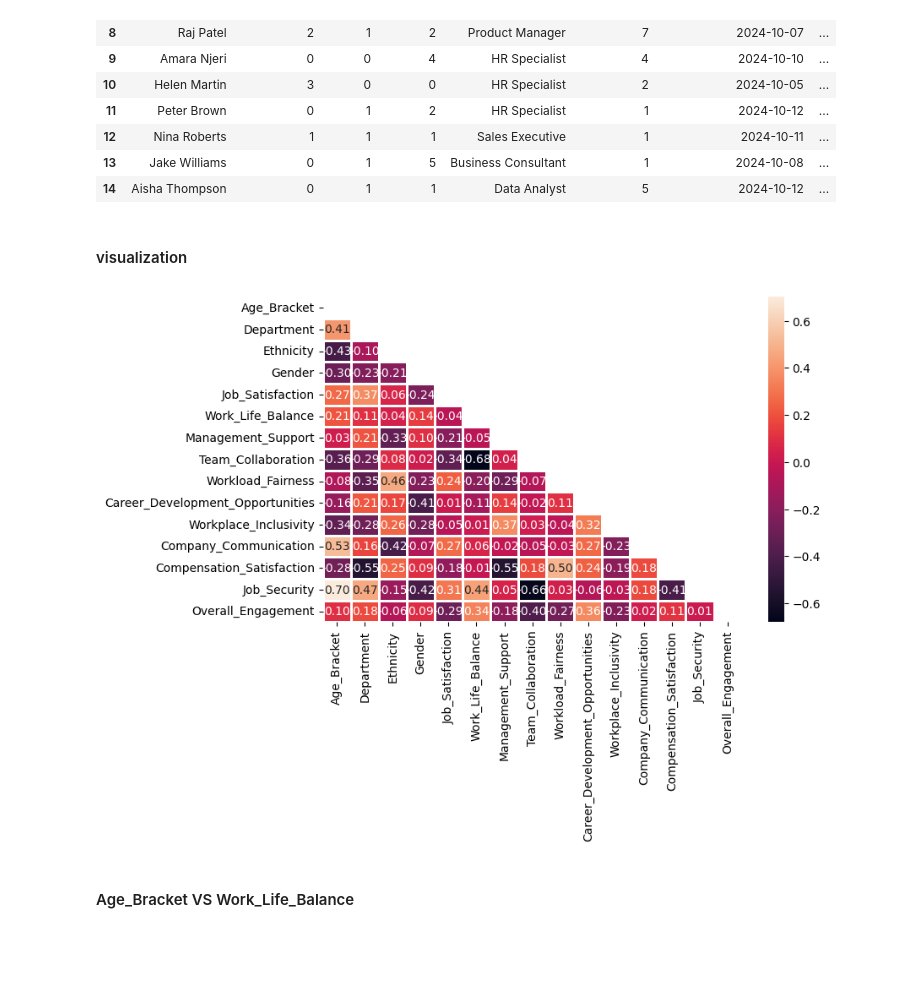
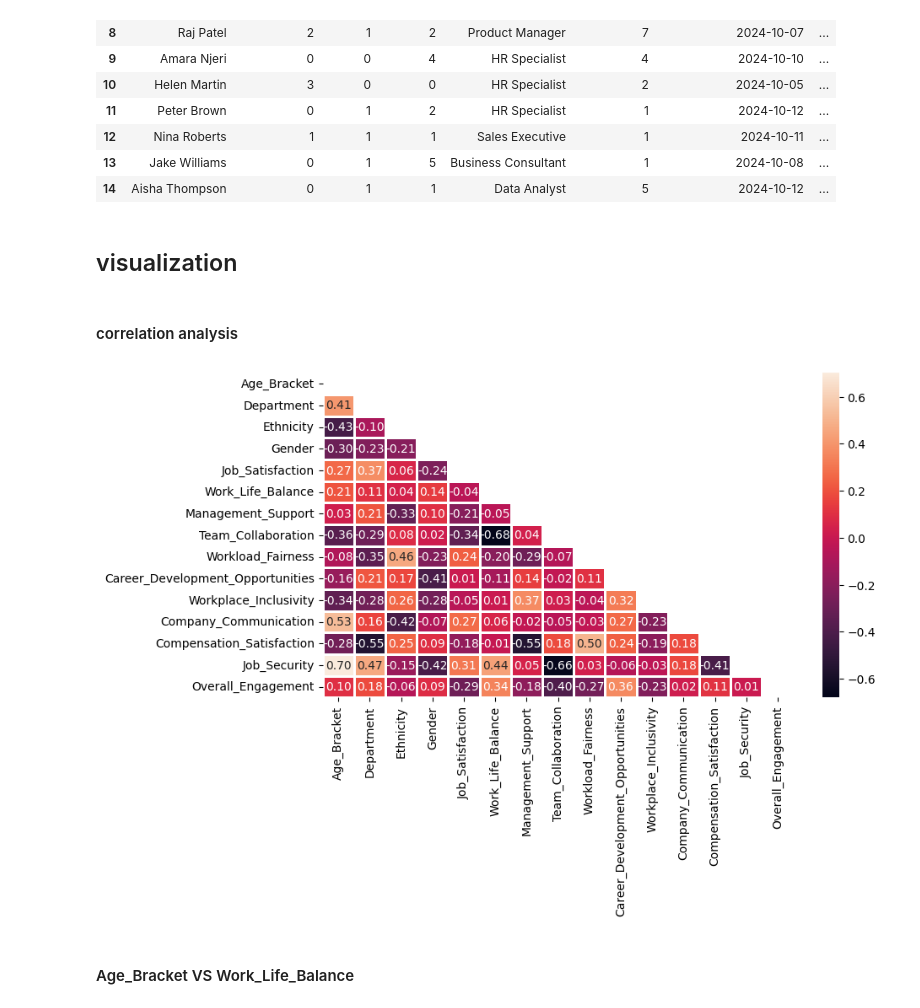
Before and after one commit to akriti-thakur/jupyter-notebook, a Jupyter notebook: Analysing Employee Experience.ipynb, the cells around one changed output. Drawn from its saved outputs; the diff is of its cells as text; code cells hidden in the pictures; blank space fills up the shorter version.

```diff
--- a/Analysing Employee Experience.ipynb
+++ b/Analysing Employee Experience.ipynb
@@ -143,21 +143,23 @@ df
 | 13 | Jake Williams | 0 | 1 | 5 | Business Consultant | 1 | 2024-10-08 | ... |
 | 14 | Aisha Thompson | 0 | 1 | 1 | Data Analyst | 5 | 2024-10-12 | ... |
 # %% [markdown]
-#### visualization
+## visualization
+# %% [markdown]
+#### correlation analysis
 # %%
 cols=['Age_Bracket','Department','Ethnicity','Gender','Job_Satisfaction', 'Work_Life_Balance', 'Management_Support',
      'Team_Collaboration', 'Workload_Fairness', 'Career_Development_Opportunities',
      'Workplace_Inclusivity', 'Company_Communication', 'Compensation_Satisfaction',
      'Job_Security', 'Overall_Engagement']
 
-plt.figure(figsize = (8, 5))
+plt.figure(figsize = (9, 5))
 corr= df[cols].corr()
 mask = np.triu(np.ones_like(corr, dtype = bool))
 
 sns.heatmap(corr, mask = mask, linewidths = 1, annot = True,fmt=".2f")
 plt.show()
 # %% [output]
-[figure, old version]
+[figure, new version]
 # %% [markdown]
 #### Age_Bracket VS Work_Life_Balance
 # %%
```
Also changed, not shown: parts of 5 cells of this notebook.
